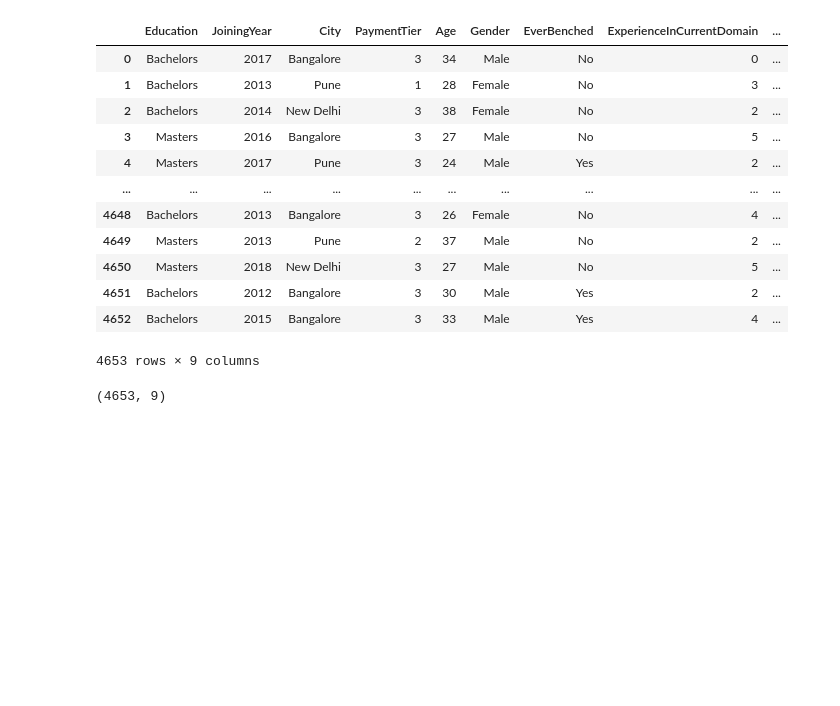
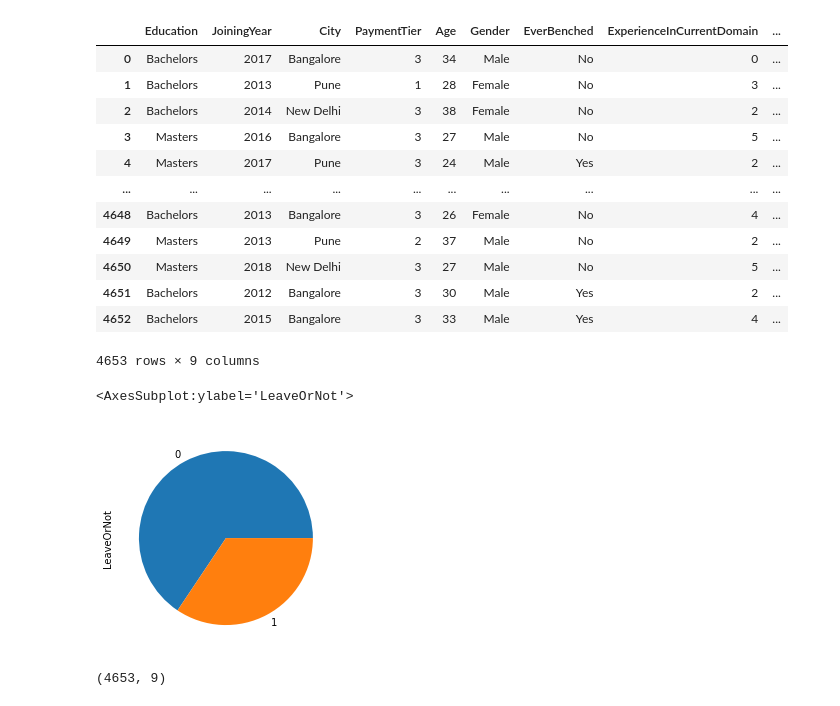
Before and after one commit to EdenLecarpentier/employes_are_leaving, a Jupyter notebook: EDA_notebook.ipynb, the cells around one changed output. Saved outputs shown, nothing was run; the diff lists cells and outputs as text; code cells hidden in the pictures; blank space fills up the shorter version.

```diff
--- a/EDA_notebook.ipynb
+++ b/EDA_notebook.ipynb
@@ -28,0 +22,5 @@ df
+# %%
+df["LeaveOrNot"].value_counts().plot.pie()
+# %% [output]
+<AxesSubplot:ylabel='LeaveOrNot'>
+[figure, added]
```
Also changed, not shown: parts of 22 cells of this notebook, 3 other files.
